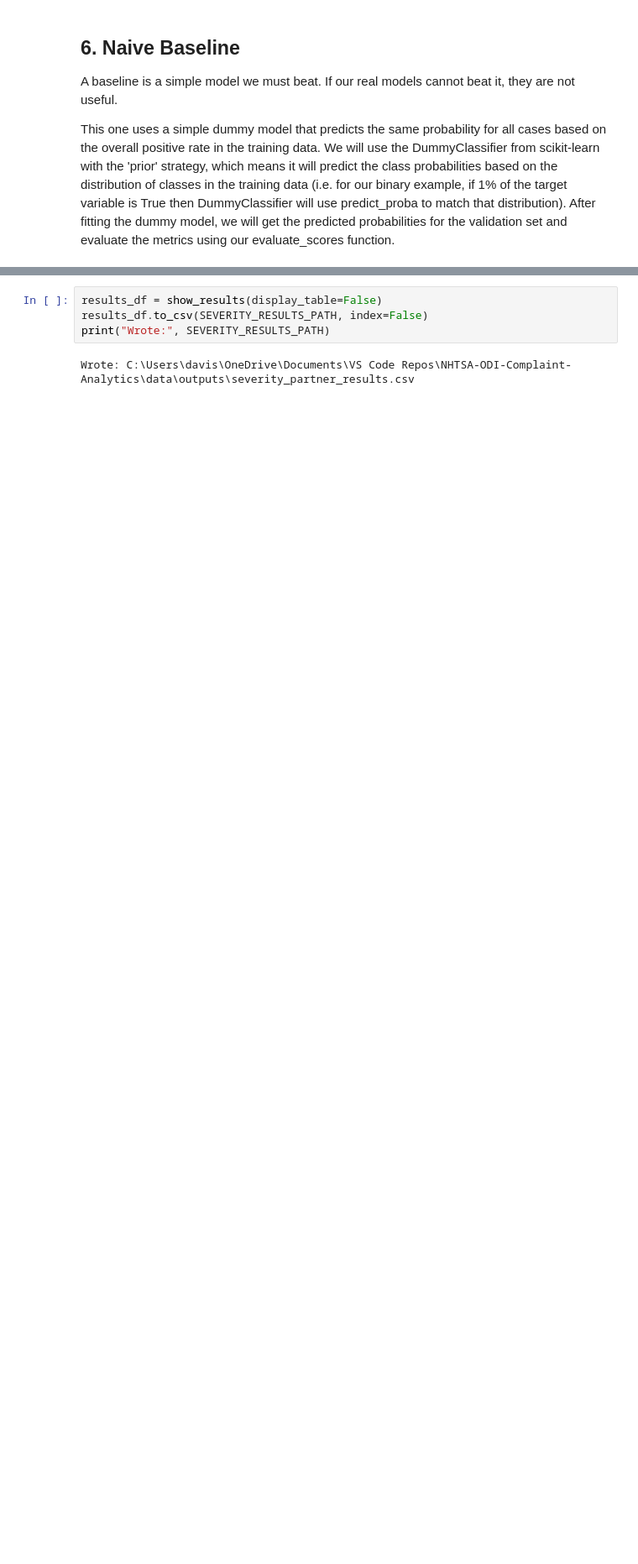
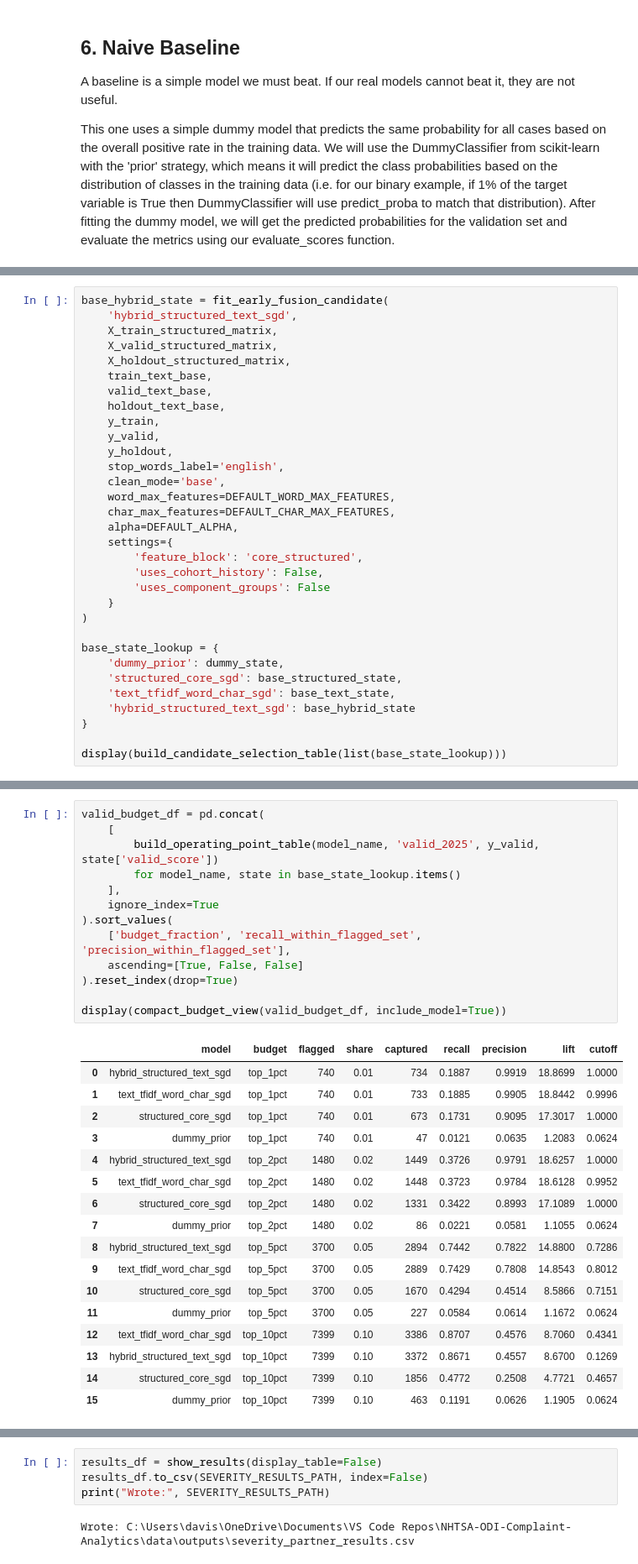
Before and after one commit to DavisM1212/NHTSA-ODI-Complaint-Analytics, a Jupyter notebook: notebooks/Severity_Ranking_Framework.ipynb, the cells around one changed output, grey strips where cells are left out. Shown at 84% size. Saved outputs shown, nothing was run; the diff lists cells and outputs as text; blank space fills up the shorter version.

Commit message:
Full severity model test suite

```diff
--- a/notebooks/Severity_Ranking_Framework.ipynb
+++ b/notebooks/Severity_Ranking_Framework.ipynb
@@ -954,0 +1277,32 @@ This cell writes the compact exploratory results summary used for sharing notebo
+# %%
+base_hybrid_state = fit_early_fusion_candidate(
+    'hybrid_structured_text_sgd',
+    X_train_structured_matrix,
+    X_valid_structured_matrix,
+    X_holdout_structured_matrix,
+    train_text_base,
+    valid_text_base,
+    holdout_text_base,
+    y_train,
+    y_valid,
+    y_holdout,
+    stop_words_label='english',
+    clean_mode='base',
+    word_max_features=DEFAULT_WORD_MAX_FEATURES,
+    char_max_features=DEFAULT_CHAR_MAX_FEATURES,
+    alpha=DEFAULT_ALPHA,
+    settings={
+        'feature_block': 'core_structured',
+        'uses_cohort_history': False,
+        'uses_component_groups': False
+    }
+)
+
+base_state_lookup = {
+    'dummy_prior': dummy_state,
+    'structured_core_sgd': base_structured_state,
+    'text_tfidf_word_char_sgd': base_text_state,
+    'hybrid_structured_text_sgd': base_hybrid_state
+}
+
+display(build_candidate_selection_table(list(base_state_lookup)))
@@ -954,0 +1319,31 @@ This cell writes the compact exploratory results summary used for sharing notebo
+# %%
+valid_budget_df = pd.concat(
+    [
+        build_operating_point_table(model_name, 'valid_2025', y_valid, state['valid_score'])
+        for model_name, state in base_state_lookup.items()
+    ],
+    ignore_index=True
+).sort_values(
+    ['budget_fraction', 'recall_within_flagged_set', 'precision_within_flagged_set'],
+    ascending=[True, False, False]
+).reset_index(drop=True)
+
+display(compact_budget_view(valid_budget_df, include_model=True))
+# %% [output]
+|  | model | budget | flagged | share | captured | recall | precision | lift | cutoff |
+| 0 | hybrid_structured_text_sgd | top_1pct | 740 | 0.01 | 734 | 0.1887 | 0.9919 | 18.8699 | 1.0000 |
+| 1 | text_tfidf_word_char_sgd | top_1pct | 740 | 0.01 | 733 | 0.1885 | 0.9905 | 18.8442 | 0.9996 |
+| 2 | structured_core_sgd | top_1pct | 740 | 0.01 | 673 | 0.1731 | 0.9095 | 17.3017 | 1.0000 |
+| 3 | dummy_prior | top_1pct | 740 | 0.01 | 47 | 0.0121 | 0.0635 | 1.2083 | 0.0624 |
+| 4 | hybrid_structured_text_sgd | top_2pct | 1480 | 0.02 | 1449 | 0.3726 | 0.9791 | 18.6257 | 1.0000 |
+| 5 | text_tfidf_word_char_sgd | top_2pct | 1480 | 0.02 | 1448 | 0.3723 | 0.9784 | 18.6128 | 0.9952 |
+| 6 | structured_core_sgd | top_2pct | 1480 | 0.02 | 1331 | 0.3422 | 0.8993 | 17.1089 | 1.0000 |
+| 7 | dummy_prior | top_2pct | 1480 | 0.02 | 86 | 0.0221 | 0.0581 | 1.1055 | 0.0624 |
+| 8 | hybrid_structured_text_sgd | top_5pct | 3700 | 0.05 | 2894 | 0.7442 | 0.7822 | 14.8800 | 0.7286 |
+| 9 | text_tfidf_word_char_sgd | top_5pct | 3700 | 0.05 | 2889 | 0.7429 | 0.7808 | 14.8543 | 0.8012 |
+| 10 | structured_core_sgd | top_5pct | 3700 | 0.05 | 1670 | 0.4294 | 0.4514 | 8.5866 | 0.7151 |
+| 11 | dummy_prior | top_5pct | 3700 | 0.05 | 227 | 0.0584 | 0.0614 | 1.1672 | 0.0624 |
+| 12 | text_tfidf_word_char_sgd | top_10pct | 7399 | 0.10 | 3386 | 0.8707 | 0.4576 | 8.7060 | 0.4341 |
+| 13 | hybrid_structured_text_sgd | top_10pct | 7399 | 0.10 | 3372 | 0.8671 | 0.4557 | 8.6700 | 0.1269 |
+| 14 | structured_core_sgd | top_10pct | 7399 | 0.10 | 1856 | 0.4772 | 0.2508 | 4.7721 | 0.4657 |
+| 15 | dummy_prior | top_10pct | 7399 | 0.10 | 463 | 0.1191 | 0.0626 | 1.1905 | 0.0624 |
```
Also changed, not shown: parts of 70 cells of this notebook.
